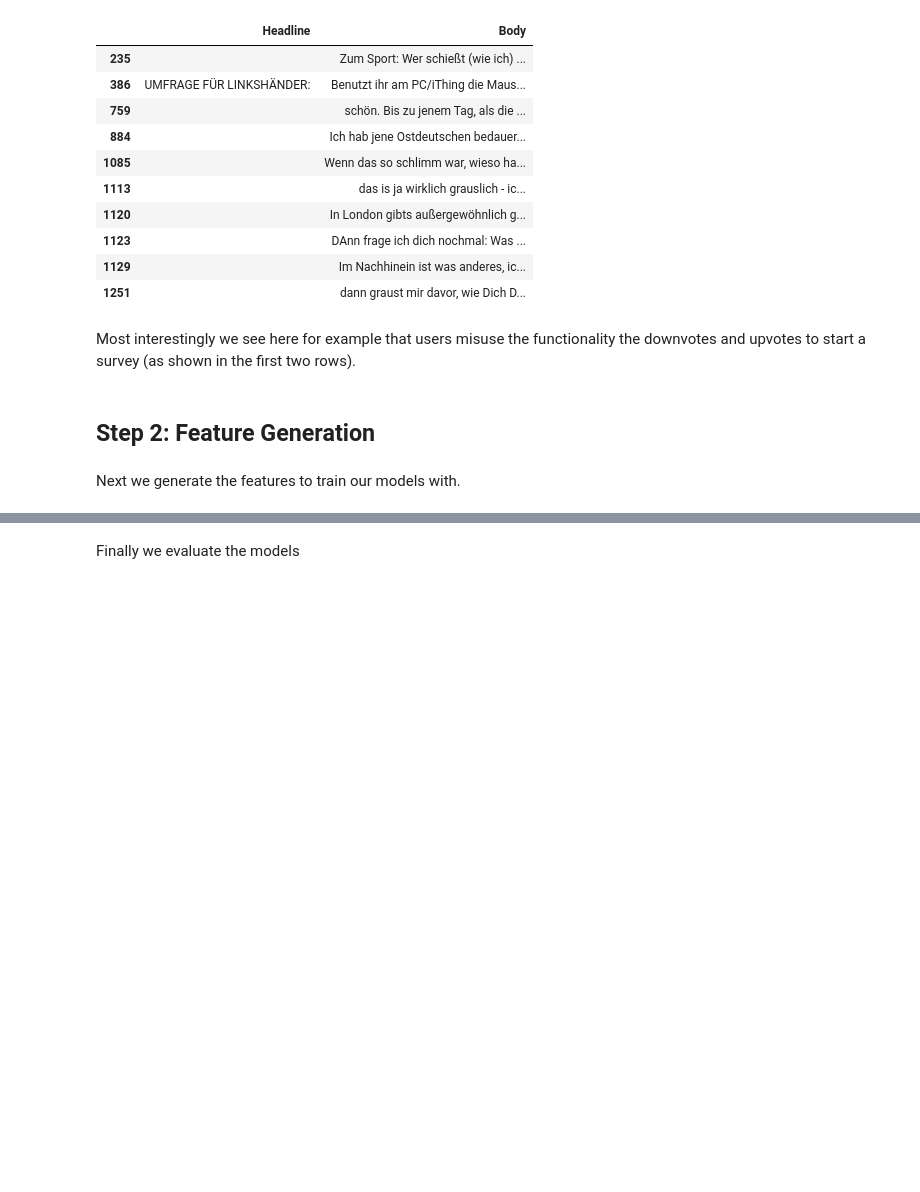
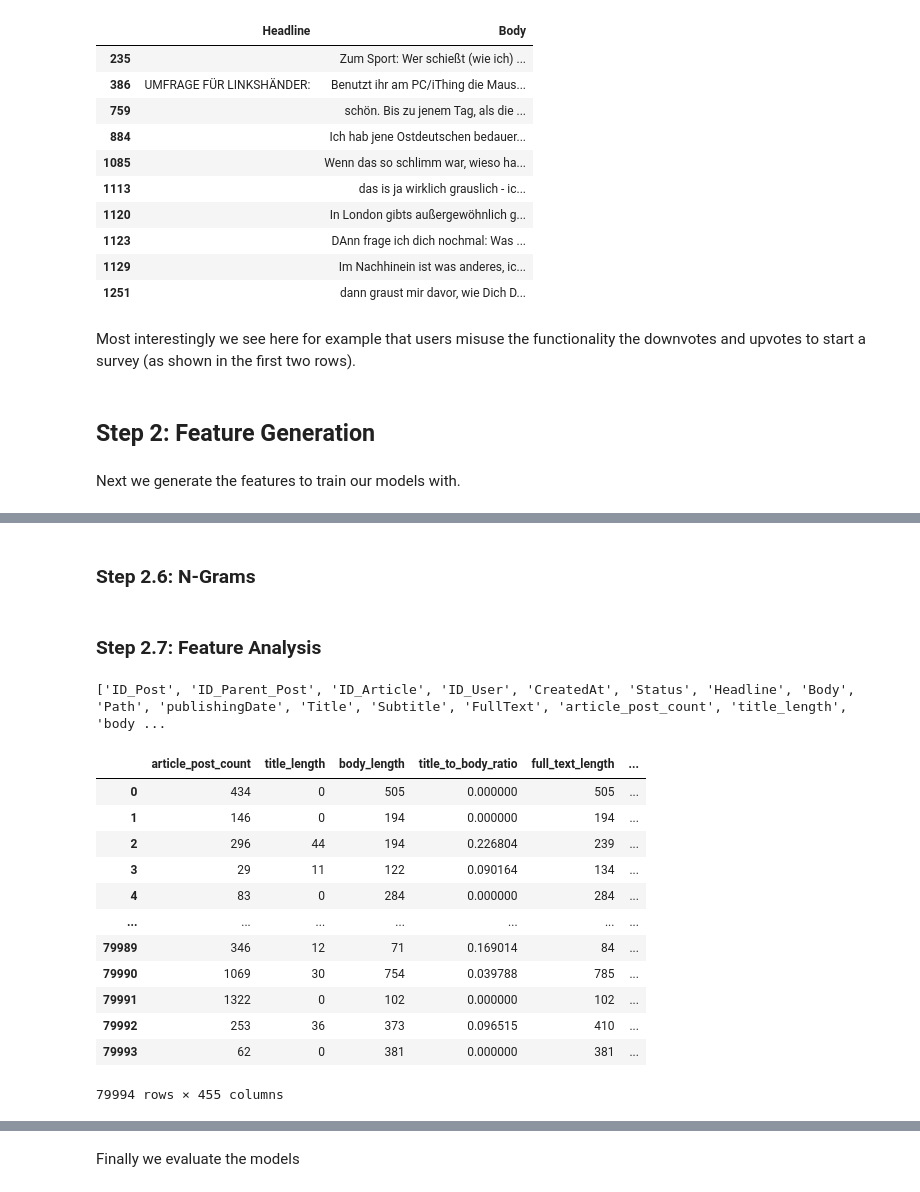
Before and after one commit to dario-x/user-post-popularity-prediction, a Jupyter notebook: main.ipynb, the cells around one changed output, grey strips where cells are left out. Cells and saved outputs as stored; diff of their text form; code cells hidden in the pictures; blank space fills up the shorter version.

```diff
--- a/main.ipynb
+++ b/main.ipynb
@@ -657,0 +848,48 @@ Next we define a function to train our models and we dfine our baselines
+# %% [markdown]
+### Step 2.6: N-Grams
+# %%
+# Step 1: Initialize and fit TfidfVectorizer for bigrams (2-grams), trigrams (3-grams), and fourgrams (4-grams)
+vectorizer_ngrams = TfidfVectorizer(ngram_range=(2, 4))  # This will include 2-grams, 3-grams, and 4-grams
+tfidf_train_ngrams = vectorizer_ngrams.fit_transform(X_train["CleanedText"])
+
+# Step 2: Calculate average TF-IDF scores and select the top 100 n-grams
+feature_names_ngrams = vectorizer_ngrams.get_feature_names()  # Use get_feature_names() for older versions of scikit-learn
+average_tfidf_scores_ngrams = tfidf_train_ngrams.mean(axis=0).A1
+top_100_indices_ngrams = average_tfidf_scores_ngrams.argsort()[::-1][:150]  # Indices of top 100 n-grams
+top_100_ngrams = [feature_names_ngrams[i] for i in top_100_indices_ngrams]
+
+# Step 3: Refit the vectorizer to use only the top 100 n-grams (2-grams, 3-grams, 4-grams)
+vectorizer_top_100_ngrams = TfidfVectorizer(vocabulary=top_100_ngrams, ngram_range=(2, 4))
+tfidf_train_top_100_ngrams = vectorizer_top_100_ngrams.fit_transform(X_train["CleanedText"])
+tfidf_test_top_100_ngrams = vectorizer_top_100_ngrams.transform(X_test["CleanedText"])
+
+# Step 4: Convert the TF-IDF matrices to DataFrames with proper column names for n-grams
+tfidf_train_ngrams_df = pd.DataFrame(tfidf_train_top_100_ngrams.toarray(), columns=[f"ngram_{feature}" for feature in top_100_ngrams])
+tfidf_test_ngrams_df = pd.DataFrame(tfidf_test_top_100_ngrams.toarray(), columns=[f"ngram_{feature}" for feature in top_100_ngrams])
+
+# Step 5: Concatenate the TF-IDF DataFrames for n-grams with the original train and test DataFrames
+X_train = pd.concat([X_train, tfidf_train_ngrams_df], axis=1)
+X_test = pd.concat([X_test, tfidf_test_ngrams_df], axis=1)
+# %% [markdown]
+### Step 2.7: Feature Analysis
+# %%
+# Now print all columns
+print(X_train.columns.to_list())
+# %% [output]
+['ID_Post', 'ID_Parent_Post', 'ID_Article', 'ID_User', 'CreatedAt', 'Status', 'Headline', 'Body', 'Path', 'publishingDate', 'Title', 'Subtitle', 'FullText', 'article_post_count', 'title_length', 'body ...
+# %%
+X_train[generated_features]
+# %% [output]
+|  | article_post_count | title_length | body_length | title_to_body_ratio | full_text_length | ... |
+| 0 | 434 | 0 | 505 | 0.000000 | 505 | ... |
+| 1 | 146 | 0 | 194 | 0.000000 | 194 | ... |
+| 2 | 296 | 44 | 194 | 0.226804 | 239 | ... |
+| 3 | 29 | 11 | 122 | 0.090164 | 134 | ... |
+| 4 | 83 | 0 | 284 | 0.000000 | 284 | ... |
+| ... | ... | ... | ... | ... | ... | ... |
+| 79989 | 346 | 12 | 71 | 0.169014 | 84 | ... |
+| 79990 | 1069 | 30 | 754 | 0.039788 | 785 | ... |
+| 79991 | 1322 | 0 | 102 | 0.000000 | 102 | ... |
+| 79992 | 253 | 36 | 373 | 0.096515 | 410 | ... |
+| 79993 | 62 | 0 | 381 | 0.000000 | 381 | ... |
+79994 rows × 455 columns
```
Also changed, not shown: parts of 49 cells of this notebook, 2 other files.
